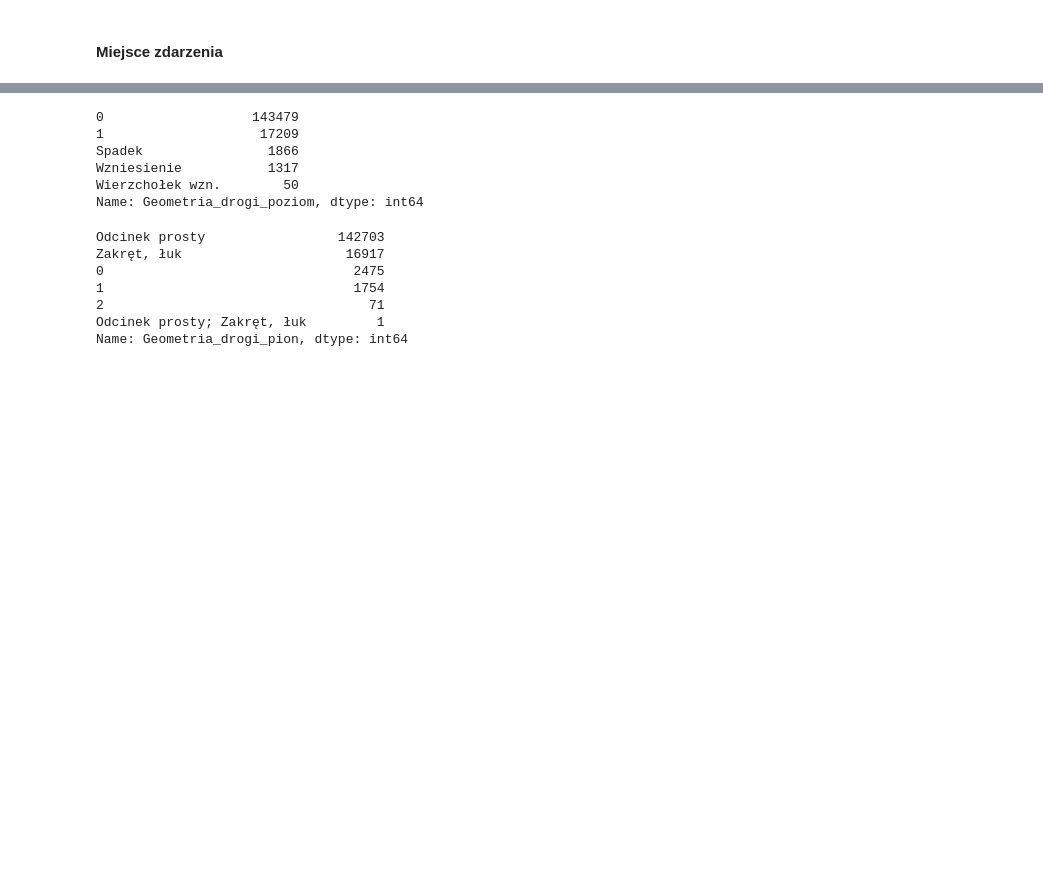
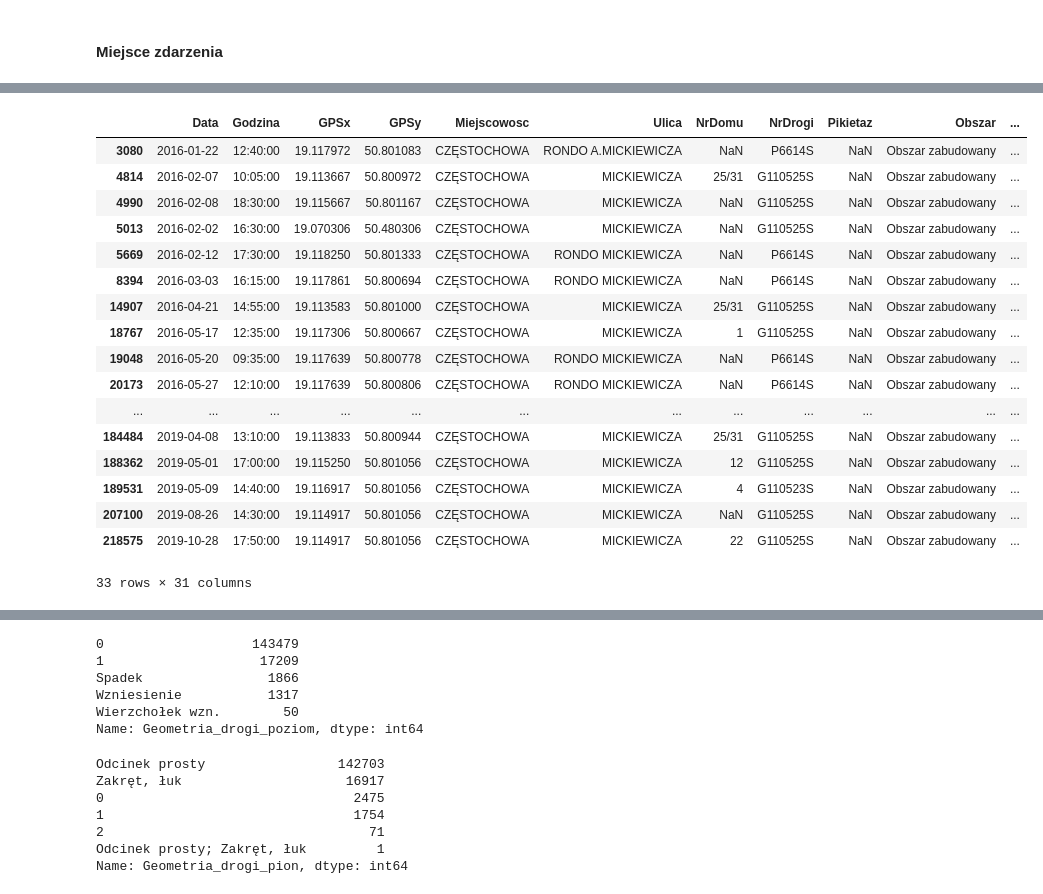
Before and after one commit to Aleksandra094/CarAccident, a Jupyter notebook: CarAccidents1.ipynb, the cells around one changed output, grey strips where cells are left out. Saved outputs shown, nothing was run; the diff lists cells and outputs as text; code cells hidden in the pictures; blank space fills up the shorter version.

```diff
--- a/CarAccidents1.ipynb
+++ b/CarAccidents1.ipynb
@@ -240,3 +262,28 @@ Index(['Data zdarzenia', 'Godzina', 'GPS x', 'GPS y', 'Miejscowość', 'Ulica',
+# %%
+# Ulice zapisywane sa w sposob niespojny np. Mickiewicza, A.Mickiewicza, Adama Mickiewicza
+# Czy sa zapisywane spojnie wzgledem miejscowosci?
+#df[df['Ulica'].str.contains('MICKIEWICZA',na=False)&df['Miejscowosc'].str.contains('KATOWICE',na=False)]
+df[df['Ulica'].str.contains('MICKIEWICZA',na=False)&df['Miejscowosc'].str.contains('CZĘSTOCHOWA',na=False)]
+# Wniosek: Zapis nazwy ulicy nie jest spojny nawet w ramach jednej miejscowosci
+# %% [output]
+|  | Data | Godzina | GPSx | GPSy | Miejscowosc | Ulica | NrDomu | NrDrogi | Pikietaz | Obszar | ... |
+| 3080 | 2016-01-22 | 12:40:00 | 19.117972 | 50.801083 | CZĘSTOCHOWA | RONDO A.MICKIEWICZA | NaN | P6614S | NaN | Obszar zabudowany | ... |
+| 4814 | 2016-02-07 | 10:05:00 | 19.113667 | 50.800972 | CZĘSTOCHOWA | MICKIEWICZA | 25/31 | G110525S | NaN | Obszar zabudowany | ... |
+| 4990 | 2016-02-08 | 18:30:00 | 19.115667 | 50.801167 | CZĘSTOCHOWA | MICKIEWICZA | NaN | G110525S | NaN | Obszar zabudowany | ... |
+| 5013 | 2016-02-02 | 16:30:00 | 19.070306 | 50.480306 | CZĘSTOCHOWA | MICKIEWICZA | NaN | G110525S | NaN | Obszar zabudowany | ... |
+| 5669 | 2016-02-12 | 17:30:00 | 19.118250 | 50.801333 | CZĘSTOCHOWA | RONDO MICKIEWICZA | NaN | P6614S | NaN | Obszar zabudowany | ... |
+| 8394 | 2016-03-03 | 16:15:00 | 19.117861 | 50.800694 | CZĘSTOCHOWA | RONDO MICKIEWICZA | NaN | P6614S | NaN | Obszar zabudowany | ... |
+| 14907 | 2016-04-21 | 14:55:00 | 19.113583 | 50.801000 | CZĘSTOCHOWA | MICKIEWICZA | 25/31 | G110525S | NaN | Obszar zabudowany | ... |
+| 18767 | 2016-05-17 | 12:35:00 | 19.117306 | 50.800667 | CZĘSTOCHOWA | MICKIEWICZA | 1 | G110525S | NaN | Obszar zabudowany | ... |
+| 19048 | 2016-05-20 | 09:35:00 | 19.117639 | 50.800778 | CZĘSTOCHOWA | RONDO MICKIEWICZA | NaN | P6614S | NaN | Obszar zabudowany | ... |
+| 20173 | 2016-05-27 | 12:10:00 | 19.117639 | 50.800806 | CZĘSTOCHOWA | RONDO MICKIEWICZA | NaN | P6614S | NaN | Obszar zabudowany | ... |
+| ... | ... | ... | ... | ... | ... | ... | ... | ... | ... | ... | ... |
+| 184484 | 2019-04-08 | 13:10:00 | 19.113833 | 50.800944 | CZĘSTOCHOWA | MICKIEWICZA | 25/31 | G110525S | NaN | Obszar zabudowany | ... |
+| 188362 | 2019-05-01 | 17:00:00 | 19.115250 | 50.801056 | CZĘSTOCHOWA | MICKIEWICZA | 12 | G110525S | NaN | Obszar zabudowany | ... |
+| 189531 | 2019-05-09 | 14:40:00 | 19.116917 | 50.801056 | CZĘSTOCHOWA | MICKIEWICZA | 4 | G110523S | NaN | Obszar zabudowany | ... |
+| 207100 | 2019-08-26 | 14:30:00 | 19.114917 | 50.801056 | CZĘSTOCHOWA | MICKIEWICZA | NaN | G110525S | NaN | Obszar zabudowany | ... |
+| 218575 | 2019-10-28 | 17:50:00 | 19.114917 | 50.801056 | CZĘSTOCHOWA | MICKIEWICZA | 22 | G110525S | NaN | Obszar zabudowany | ... |
+33 rows × 31 columns
 # %%
 # Pikietaz okresla miejsce zdarzenia na drodze poza terenem zabudowanym
 #Zapisywany jako xx,yyy gdzie:
```
Also changed, not shown: parts of 44 cells of this notebook.
